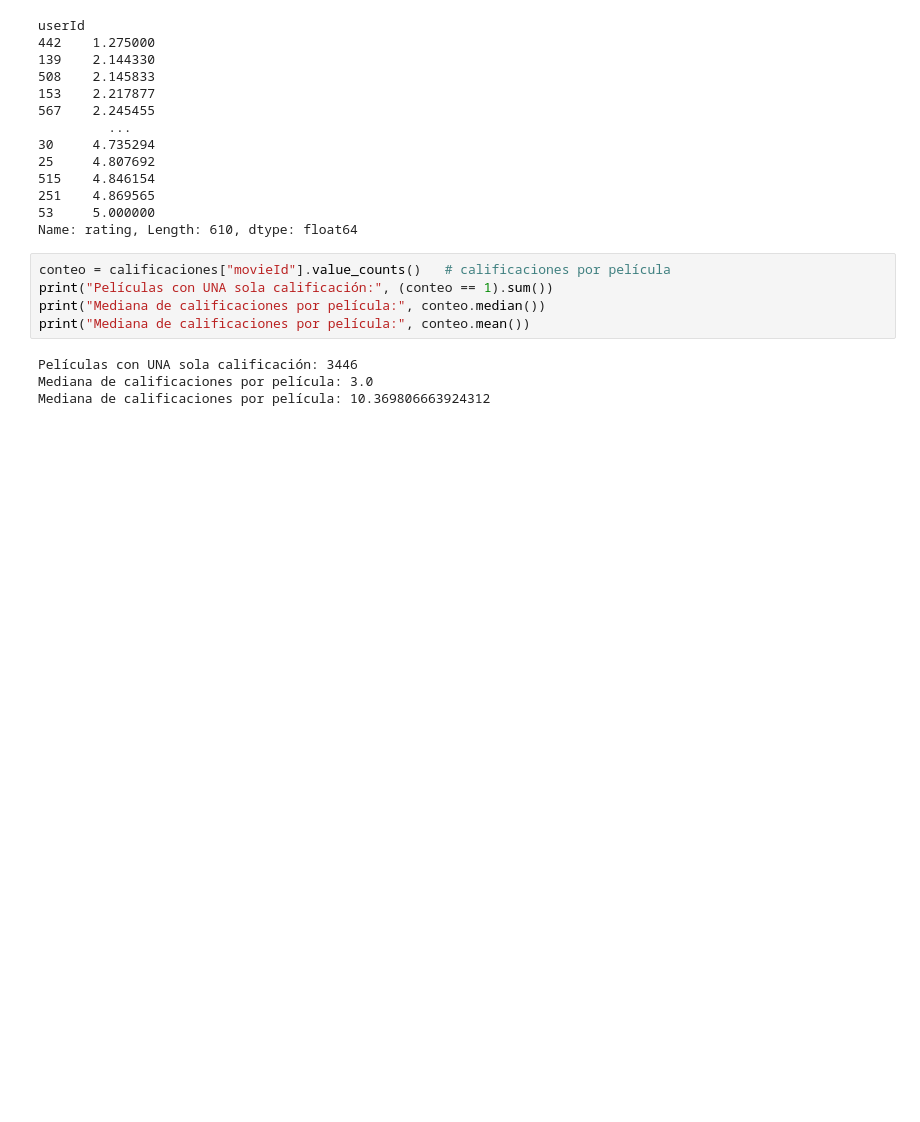
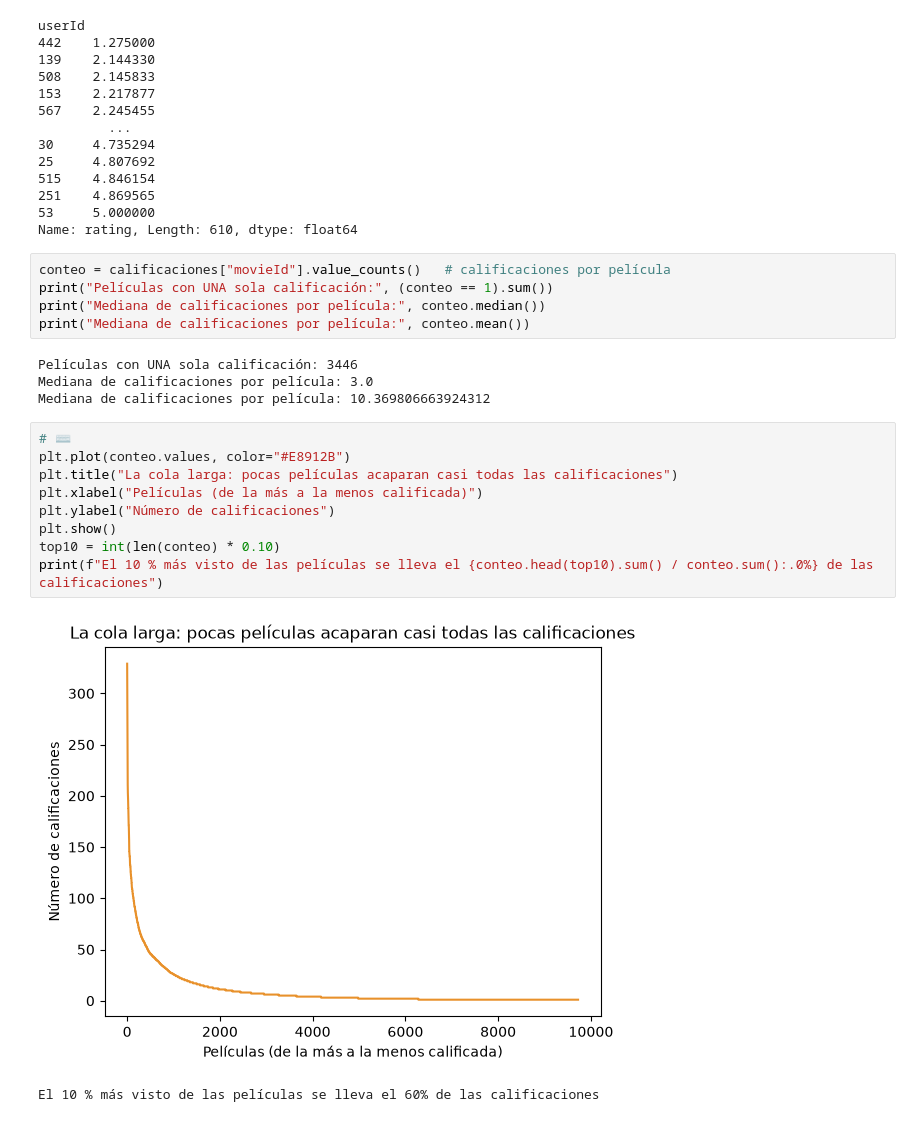
Before and after one commit to leonardovelascoalvarez1-art/Practicas_Inteligencia_Artificial, a Jupyter notebook: Practicas_parcial_2/Parcial_3/Modelo_Recomendador_peliculas.ipynb, the cells around one changed output. Saved outputs shown, nothing was run; the diff lists cells and outputs as text; blank space fills up the shorter version.

```diff
--- a/Practicas_parcial_2/Parcial_3/Modelo_Recomendador_peliculas.ipynb
+++ b/Practicas_parcial_2/Parcial_3/Modelo_Recomendador_peliculas.ipynb
@@ -89,3 +89,15 @@ print("Mediana de calificaciones por película:", conteo.mean())
 Películas con UNA sola calificación: 3446
 Mediana de calificaciones por película: 3.0
 Mediana de calificaciones por película: 10.369806663924312
+# %%
+# ⌨️
+plt.plot(conteo.values, color="#E8912B")
+plt.title("La cola larga: pocas películas acaparan casi todas las calificaciones")
+plt.xlabel("Películas (de la más a la menos calificada)")
+plt.ylabel("Número de calificaciones")
+plt.show()
+top10 = int(len(conteo) * 0.10)
+print(f"El 10 % más visto de las películas se lleva el {conteo.head(top10).sum() / conteo.sum():.0%} de las calificaciones")
+# %% [output]
+[figure, added]
+El 10 % más visto de las películas se lleva el 60% de las calificaciones
```
Also changed, not shown: parts of 29 cells of this notebook.
